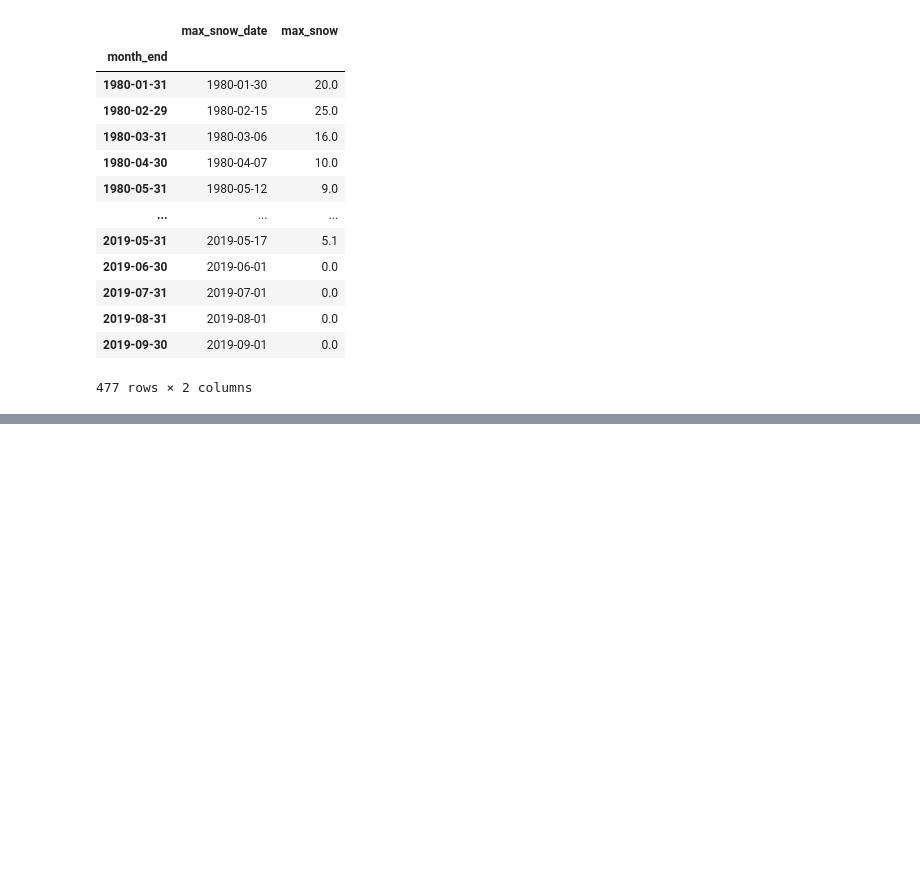
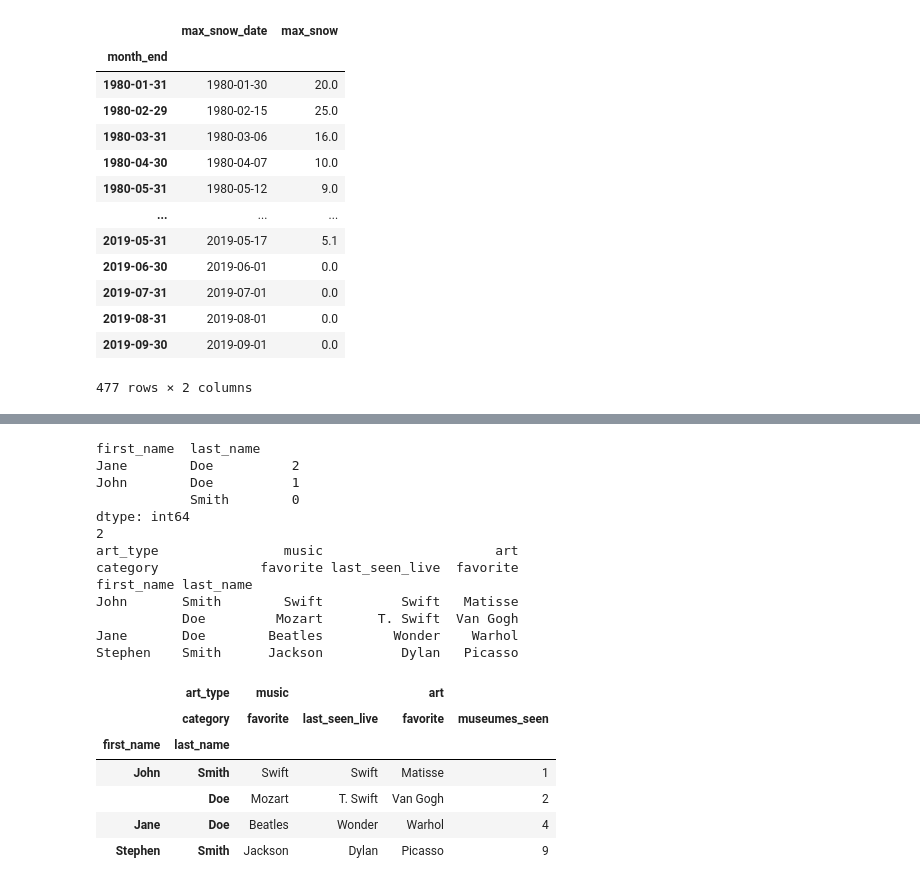
Before and after one commit to zhefeng687/effective_pandas, a Jupyter notebook: code/pandas_practice.ipynb, the cells around one changed output, grey strips where cells are left out. Cells and saved outputs as stored; diff of their text form; code cells hidden in the pictures; blank space fills up the shorter version.

```diff
--- a/code/pandas_practice.ipynb
+++ b/code/pandas_practice.ipynb
@@ -1235,0 +1300,69 @@ Name: snow, Length: 14160, dtype: float64
+# %%
+index = pd.MultiIndex.from_tuples([
+("John", "Smith"),
+("John", "Doe"),
+("Jane", "Doe"),
+("Stephen", "Smith"),
+], names=["first_name", "last_name"])
+
+ser = pd.Series(range(4), index=index)
+
+index
+
+ser.loc[["John"]]
+
+ser.loc[("Jane", 'Doe')]
+
+print(ser.loc[(["Jane", "John"], ["Doe", 'Smith'])])
+
+print(ser.loc[("Jane", "Doe")])
+
+
+row_index = pd.MultiIndex.from_tuples([
+("John", "Smith"),
+("John", "Doe"),
+("Jane", "Doe"),
+("Stephen", "Smith"),
+], names=["first_name", "last_name"])
+
+col_index = pd.MultiIndex.from_tuples([
+("music", "favorite"),
+("music", "last_seen_live"),
+("art", "favorite"),
+], names=["art_type", "category"])
+
+df = pd.DataFrame([
+["Swift", "Swift", "Matisse"],
+["Mozart", "T. Swift", "Van Gogh"],
+["Beatles", "Wonder", "Warhol"],
+["Jackson", "Dylan", "Picasso"],
+], index=row_index, columns=col_index)
+
+print(df)
+
+df.loc[(slice(None), slice(None)), (slice(None), 'favorite')]
+df.loc[(slice(None), 'Smith'), (slice(None), 'favorite')]
+
+df.loc[slice(None), ('art', 'museumes_seen')] = [1, 2, 4, 9]
+df
+# %% [output]
+first_name  last_name
+Jane        Doe          2
+John        Doe          1
+            Smith        0
+dtype: int64
+2
+art_type                music                      art
+category             favorite last_seen_live  favorite
+first_name last_name
+John       Smith        Swift          Swift   Matisse
+           Doe         Mozart       T. Swift  Van Gogh
+Jane       Doe        Beatles         Wonder    Warhol
+Stephen    Smith      Jackson          Dylan   Picasso
+|  | art_type | music |  | art |  |
+|  | category | favorite | last_seen_live | favorite | museumes_seen |
+| first_name | last_name |  |  |  |  |
+| John | Smith | Swift | Swift | Matisse | 1 |
+|  | Doe | Mozart | T. Swift | Van Gogh | 2 |
+| Jane | Doe | Beatles | Wonder | Warhol | 4 |
+| Stephen | Smith | Jackson | Dylan | Picasso | 9 |
```
Also changed, not shown: parts of 5 cells of this notebook.
